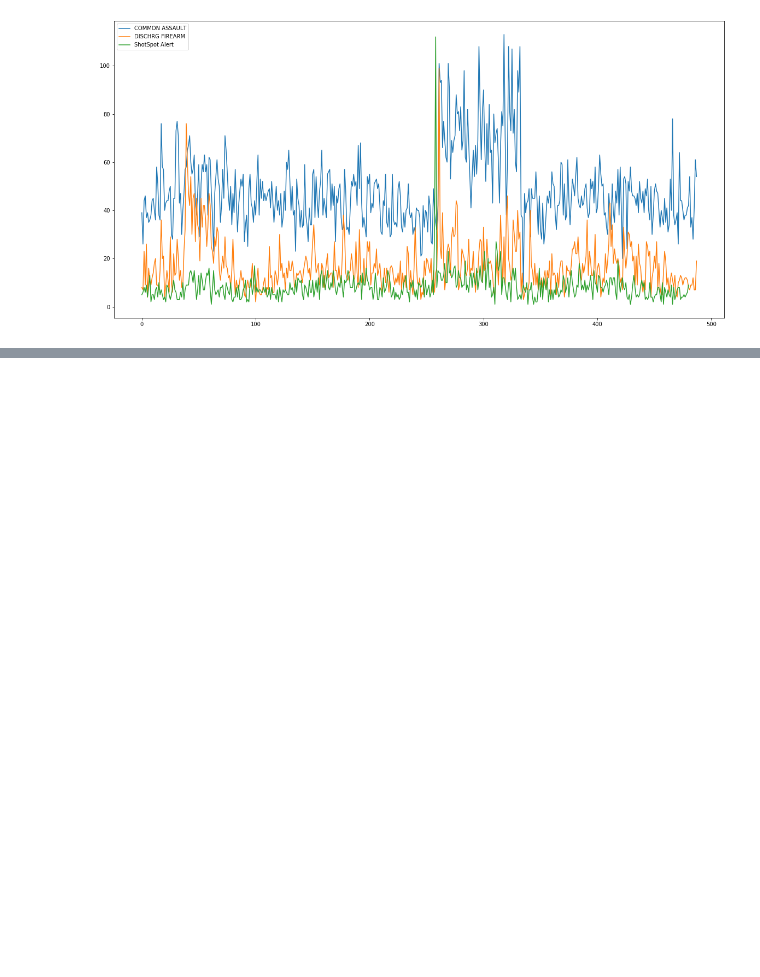
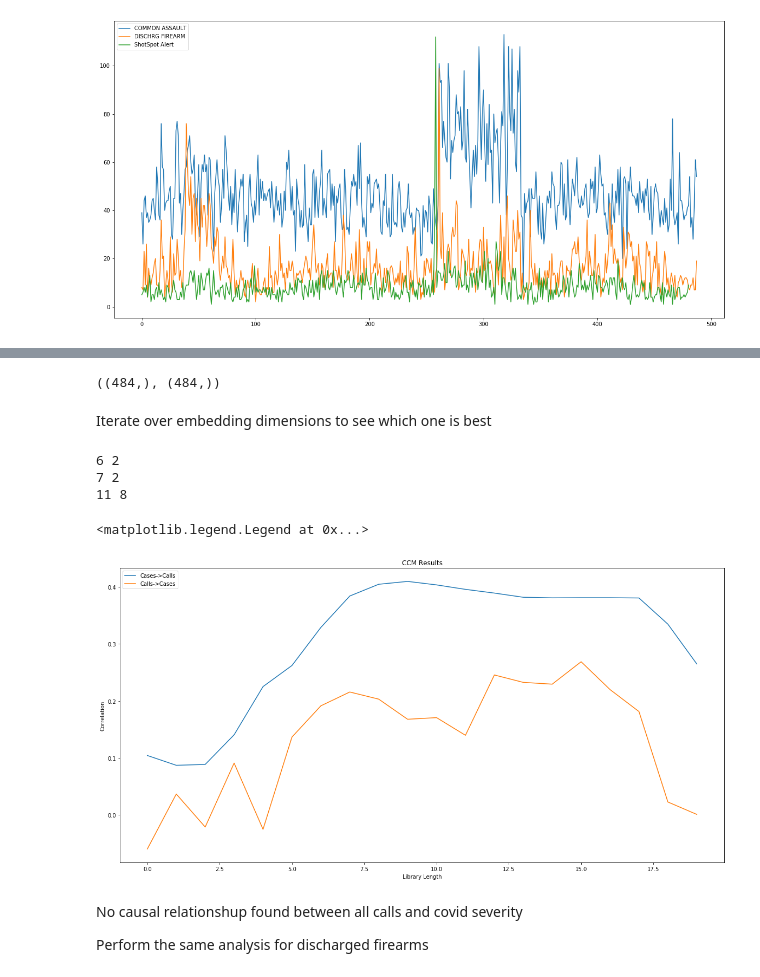
Before and after one commit to n8-uw/Project, a Jupyter notebook: explore.ipynb, the cells around one changed output, grey strips where cells are left out. Drawn from its saved outputs; the diff is of its cells as text; code cells hidden in the pictures; blank space fills up the shorter version.

```diff
--- a/explore.ipynb
+++ b/explore.ipynb
@@ -594,0 +635,77 @@ plt.plot(test[test['description'] == 'COMMON ASSAULT']['calldatetime'].values[35
+# %%
+Y = clipped_call_counts[:-4]
+X = 100*np.diff(clipped_case_data)/clipped_case_data[1:]
+# %%
+X.shape,Y.shape
+# %% [output]
+((484,), (484,))
+# %% [markdown]
+Iterate over embedding dimensions to see which one is best
+# %%
+#split the embedded time series
+best = 0
+for l in range(1,15):
+    for e in range(1,10):
+        lag = l
+        embed = e
+        e1 = ccm.Embed(X)
+        e2 = ccm.Embed(Y)
+        X_embedded = e1.embed_vectors_1d(lag,embed)
+        Y_embedded = e2.embed_vectors_1d(lag,embed)
+
+        x1tr, x1te, x2tr, x2te = ccm.utilities.train_test_split(X_embedded,Y_embedded, percent=.8)
+
+        CCM = ccm.CCM() #initiate the class
+
+        #library lengths to test
+        len_tr = len(x1tr)
+        lib_lens = np.arange(10, len_tr, len_tr/20, dtype='int')
+
+        #test causation
+        CCM.fit(x1tr,x2tr)
+        x1p, x2p = CCM.predict(x1te, x2te,lib_lengths=lib_lens)
+
+        sc1,sc2 = CCM.score()
+        m,b = np.linalg.lstsq(np.vstack((np.array(sc1),np.ones(len(sc1)))).T, np.array(range(len(sc1))), rcond=None)[0]
+        if m > best:
+            print(l,e)
+            best = m
+# %% [output]
+6 2
+7 2
+11 8
+# %%
+lag = 11
+embed = 8
+e1 = ccm.Embed(X)
+e2 = ccm.Embed(Y)
+X_embedded = e1.embed_vectors_1d(lag,embed)
+Y_embedded = e2.embed_vectors_1d(lag,embed)
+
+x1tr, x1te, x2tr, x2te = ccm.utilities.train_test_split(X_embedded,Y_embedded, percent=.8)
+
+CCM = ccm.CCM() #initiate the class
+
+#library lengths to test
+len_tr = len(x1tr)
+lib_lens = np.arange(10, len_tr, len_tr/20, dtype='int')
+
+#test causation
+CCM.fit(x1tr,x2tr)
+x1p, x2p = CCM.predict(x1te, x2te,lib_lengths=lib_lens)
+
+sc1,sc2 = CCM.score()
+# %%
+plt.plot(sc1,label='Cases->Calls')
+plt.plot(sc2,label='Calls->Cases')
+plt.xlabel("Library Length")
+plt.ylabel("Correlation")
+plt.title("CCM Results")
+plt.legend(loc='upper left')
+# %% [output]
+<matplotlib.legend.Legend at 0x...>
+[figure, added]
+# %% [markdown]
+No causal relationshup found between all calls and covid severity
+
+Perform the same analysis for discharged firearms
```
Also changed, not shown: parts of 12 cells of this notebook.
